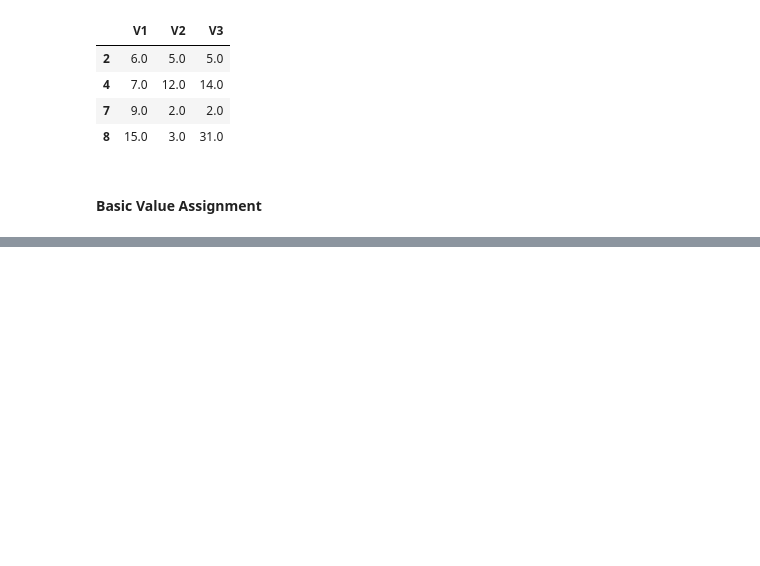
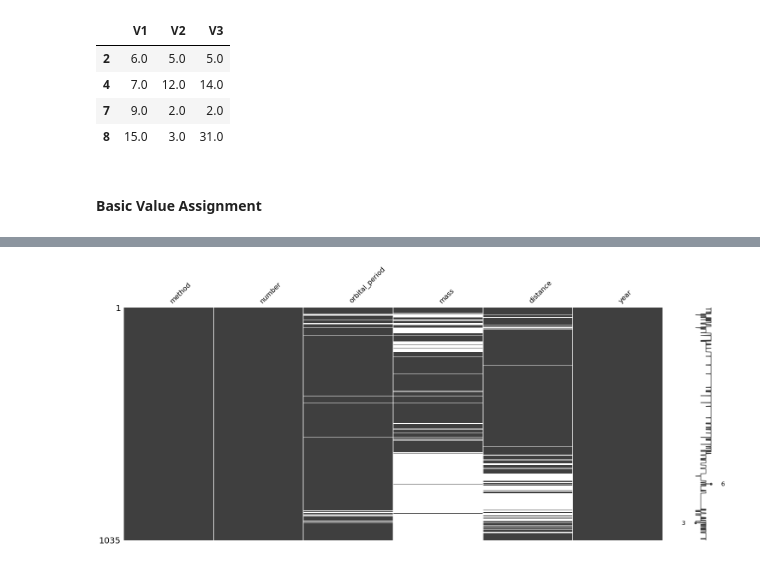
Before and after one commit to urunsiyabend/My-Data-Science-Studies, a Jupyter notebook: Data Preprocessing/04 - Missing Value Analysis.ipynb, the cells around one changed output, grey strips where cells are left out. Drawn from its saved outputs; the diff is of its cells as text; code cells hidden in the pictures; blank space fills up the shorter version.

```diff
--- a/Data Preprocessing/04 - Missing Value Analysis.ipynb
+++ b/Data Preprocessing/04 - Missing Value Analysis.ipynb
@@ -102,0 +185,5 @@ df.dropna()
+# %%
+import seaborn as sns
+planets = sns.load_dataset("planets")
+df = planets.copy()
+df.head()
@@ -102,0 +197,4 @@ df.dropna()
+# %%
+msno.matrix(df);
+# %% [output]
+[figure, added]
```
Also changed, not shown: parts of 27 cells of this notebook.
